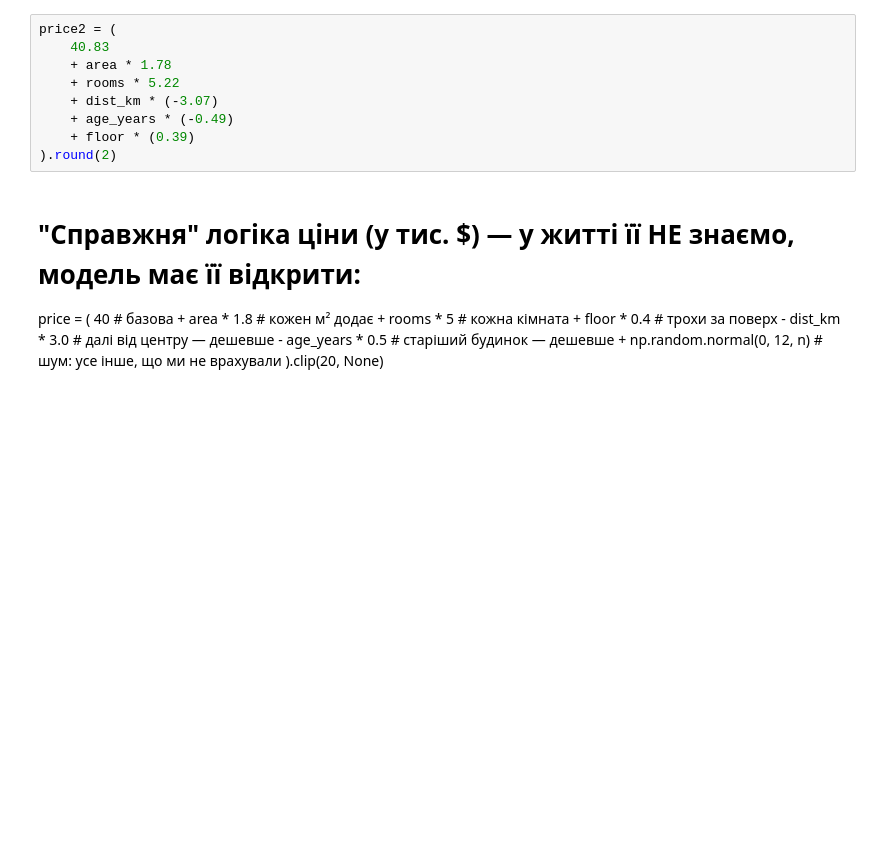
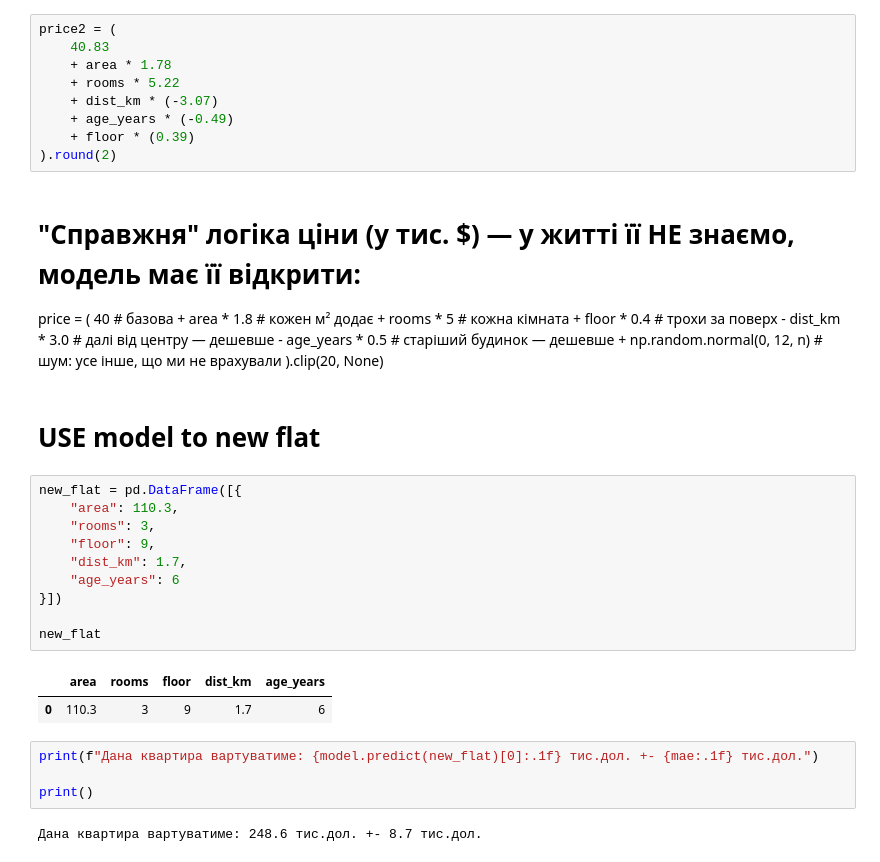
Before and after one commit to NadiiaIvashchuk/DTA_2026, a Jupyter notebook: ML/LinearRegression_DTA.ipynb, the cells around one changed output. Saved outputs shown, nothing was run; the diff lists cells and outputs as text; blank space fills up the shorter version.

Commit message:
Use model to new flat

```diff
--- a/ML/LinearRegression_DTA.ipynb
+++ b/ML/LinearRegression_DTA.ipynb
@@ -213,3 +212,24 @@ price = (
     - age_years * 0.5        # старіший будинок — дешевше
     + np.random.normal(0, 12, n)   # шум: усе інше, що ми не врахували
 ).clip(20, None)
+# %% [markdown]
+# USE model to new flat
+# %%
+new_flat = pd.DataFrame([{
+    "area": 110.3,
+    "rooms": 3,
+    "floor": 9,
+    "dist_km": 1.7,
+    "age_years": 6
+}])
+
+new_flat
+# %% [output]
+|  | area | rooms | floor | dist_km | age_years |
+| 0 | 110.3 | 3 | 9 | 1.7 | 6 |
+# %%
+print(f"Дана квартира вартуватиме: {model.predict(new_flat)[0]:.1f} тис.дол. +- {mae:.1f} тис.дол.")
+
+print()
+# %% [output]
+Дана квартира вартуватиме: 248.6 тис.дол. +- 8.7 тис.дол.
```
Also changed, not shown: parts of 1 cell of this notebook.
